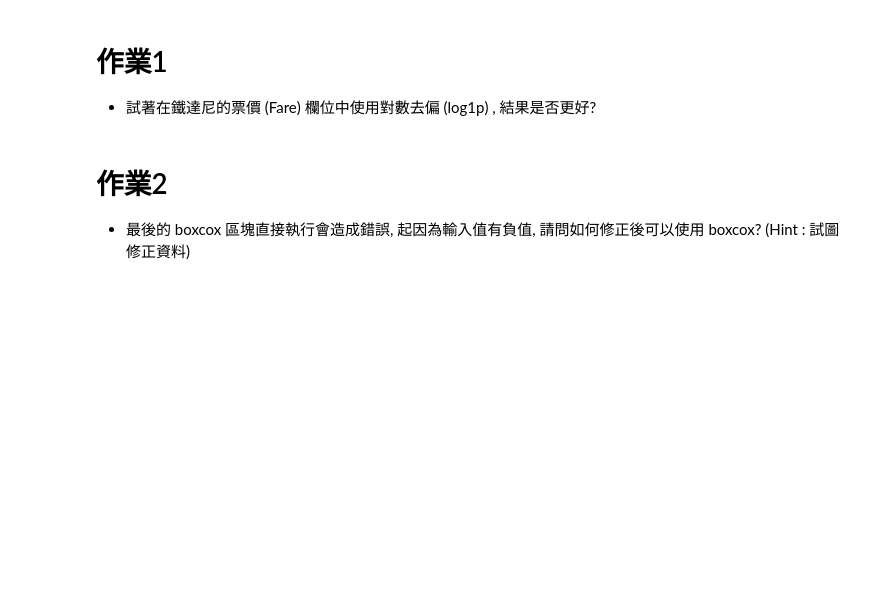
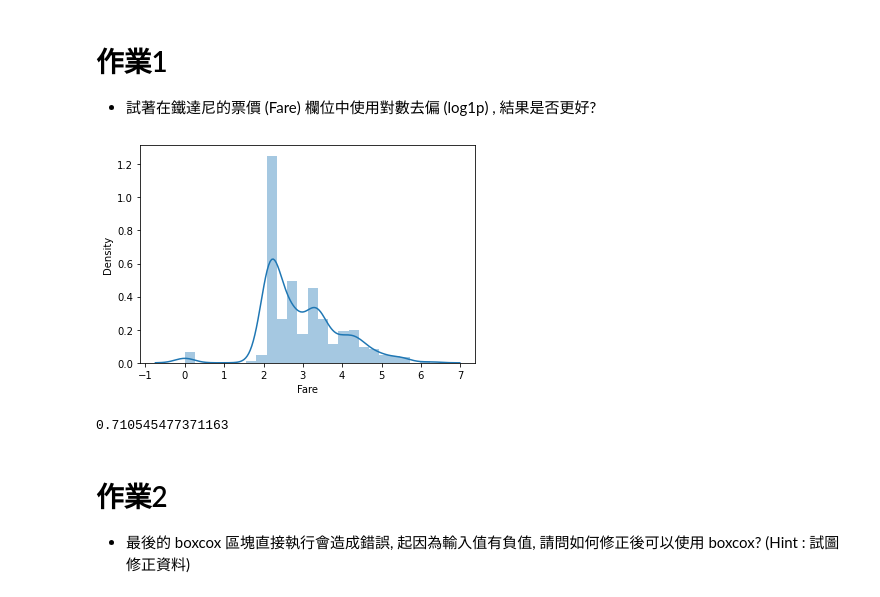
Before and after one commit to Rocky-Zhenxiang-Fang/3rd-ML100Days, a Jupyter notebook: homework/Day_023_HW.ipynb, the cells around one changed output. Saved outputs shown, nothing was run; the diff lists cells and outputs as text; code cells hidden in the pictures; blank space fills up the shorter version.

```diff
--- a/homework/Day_023_HW.ipynb
+++ b/homework/Day_023_HW.ipynb
@@ -80,16 +78,20 @@ cross_val_score(estimator, train_X, train_Y, cv=5).mean()
 # %%
 # 將 Fare 取 log1p 後, 看散佈圖, 並計算分數
 df_fixed = copy.deepcopy(df)
 """
 Your Code Here, transform df_fixed['Fare'] with log1p
 """
+df_fixed['Fare'] = np.log1p(df_fixed['Fare'])
 sns.distplot(df_fixed['Fare'][:train_num])
 plt.show()
 
 df_fixed = MMEncoder.fit_transform(df_fixed)
 train_X = df_fixed[:train_num]
 estimator = LogisticRegression()
 cross_val_score(estimator, train_X, train_Y, cv=5).mean()
+# %% [output]
+[figure, added]
+0.710545477371163
 # %% [markdown]
 # 作業2
 * 最後的 boxcox 區塊直接執行會造成錯誤, 起因為輸入值有負值, 請問如何修正後可以使用 boxcox? (Hint : 試圖修正資料)
```
Also changed, not shown: parts of 3 cells of this notebook, 2 other files.
